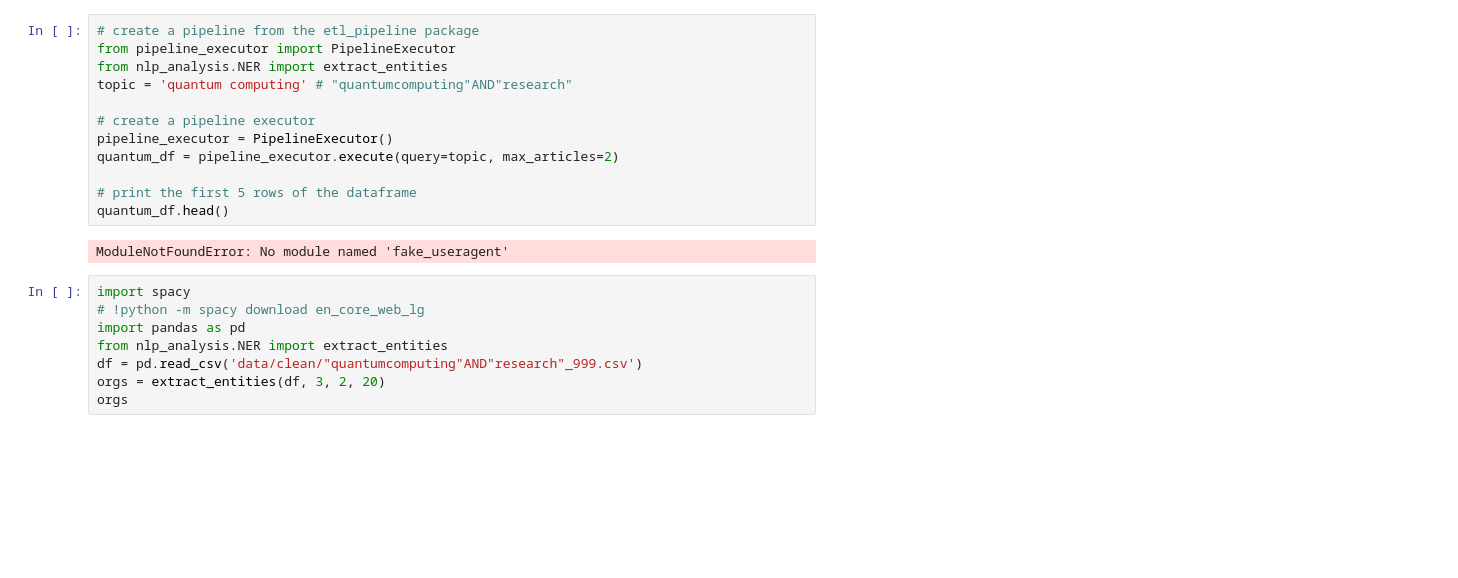
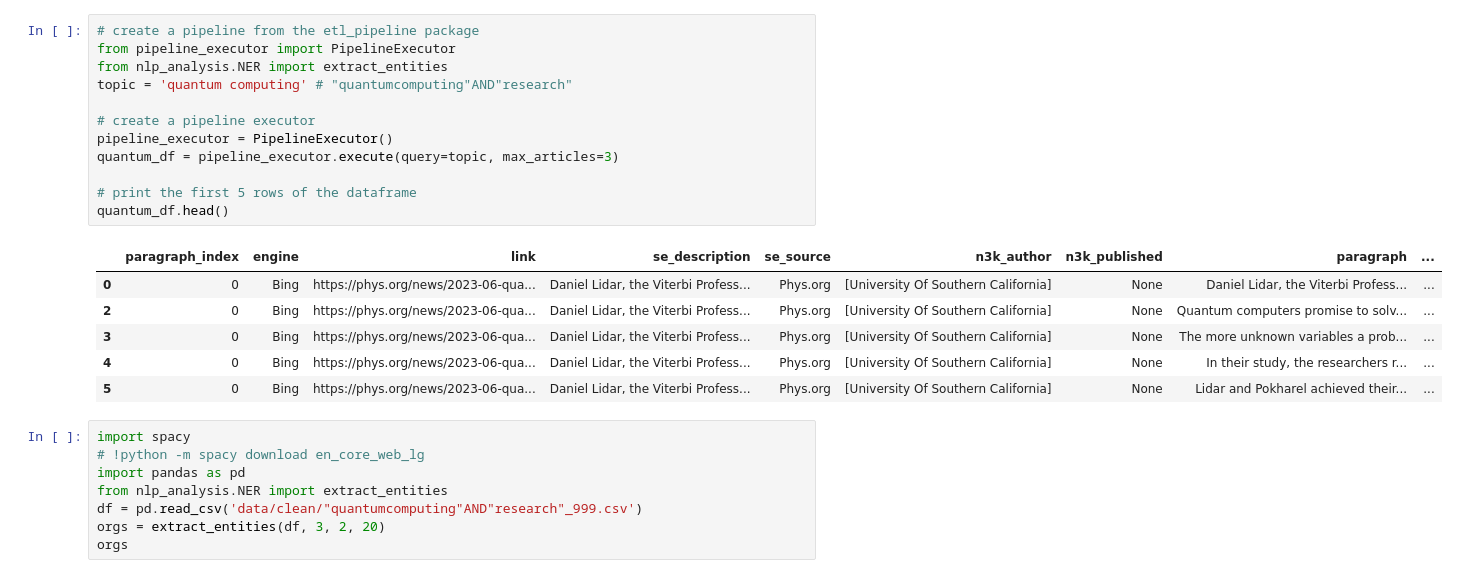
Before and after one commit to CAPSTONE-MIBA-G03/MIBA-2023-CAPSTONE-RB-NLP, a Jupyter notebook: quantum.ipynb, the cells around one changed output. Cells and saved outputs as stored; diff of their text form; blank space fills up the shorter version.

Commit message:
added 'paragraph' to the clean df

```diff
--- a/quantum.ipynb
+++ b/quantum.ipynb
@@ -1,17 +1,22 @@
 # %%
 # create a pipeline from the etl_pipeline package
 from pipeline_executor import PipelineExecutor
 from nlp_analysis.NER import extract_entities
 topic = 'quantum computing' # "quantumcomputing"AND"research"
 
 # create a pipeline executor
 pipeline_executor = PipelineExecutor()
-quantum_df = pipeline_executor.execute(query=topic, max_articles=2)
+quantum_df = pipeline_executor.execute(query=topic, max_articles=3)
 
 # print the first 5 rows of the dataframe
 quantum_df.head()
 # %% [output]
-ModuleNotFoundError: No module named 'fake_useragent'
+|  | paragraph_index | engine | link | se_description | se_source | n3k_author | n3k_published | paragraph | ... |
+| 0 | 0 | Bing | https://phys.org/news/2023-06-qua... | Daniel Lidar, the Viterbi Profess... | Phys.org | [University Of Southern California] | None | Daniel Lidar, the Viterbi Profess... | ... |
+| 2 | 0 | Bing | https://phys.org/news/2023-06-qua... | Daniel Lidar, the Viterbi Profess... | Phys.org | [University Of Southern California] | None | Quantum computers promise to solv... | ... |
+| 3 | 0 | Bing | https://phys.org/news/2023-06-qua... | Daniel Lidar, the Viterbi Profess... | Phys.org | [University Of Southern California] | None | The more unknown variables a prob... | ... |
+| 4 | 0 | Bing | https://phys.org/news/2023-06-qua... | Daniel Lidar, the Viterbi Profess... | Phys.org | [University Of Southern California] | None | In their study, the researchers r... | ... |
+| 5 | 0 | Bing | https://phys.org/news/2023-06-qua... | Daniel Lidar, the Viterbi Profess... | Phys.org | [University Of Southern California] | None | Lidar and Pokharel achieved their... | ... |
 # %%
 import spacy
 # !python -m spacy download en_core_web_lg
```
Also changed, not shown: 2 other files.
